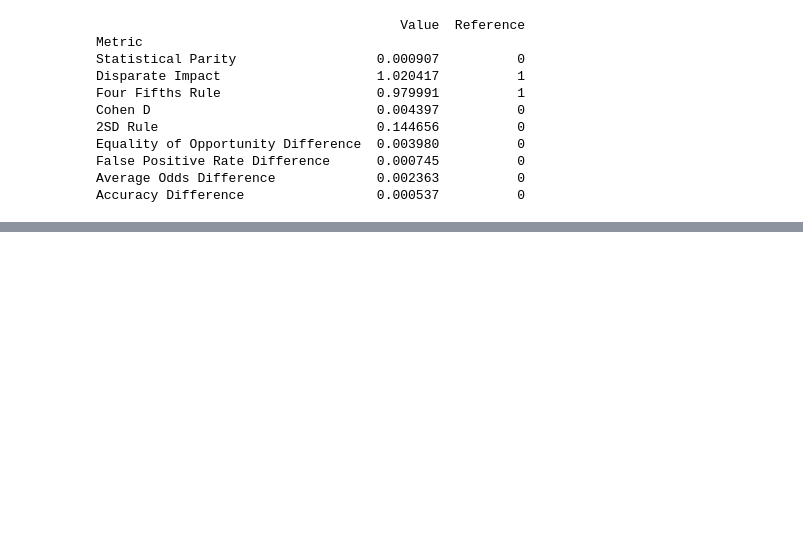
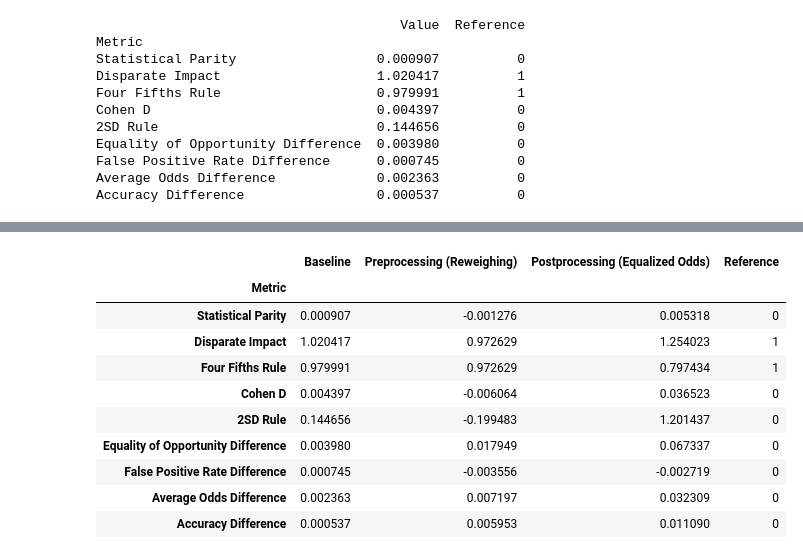
Before and after one commit to eltanook/bank-marketing, a Jupyter notebook: ej4.ipynb, the cells around one changed output, grey strips where cells are left out. Saved outputs shown, nothing was run; the diff lists cells and outputs as text; code cells hidden in the pictures; blank space fills up the shorter version.

```diff
--- a/ej4.ipynb
+++ b/ej4.ipynb
@@ -533,0 +684,53 @@ plt.show()
+# %%
+
+
+# 1. Definir los nombres exactos de las columnas para tu experimento
+keys = [
+    'Baseline',
+    'Preprocessing (Reweighing)',
+    'Postprocessing (Equalized Odds)',
+    'Reference'
+]
+
+# 2. Concatenar los resultados de tus tres modelos + la columna de referencia ideal
+# Nota: Extraemos 'Reference' del reporte del baseline ya que es idéntica en todos
+comparison = pd.concat([
+    baseline['Value'],
+    metrics_preprocessing_reweighting['Value'],
+    metrics_postprocessing_equalizedOdds['Value'],
+    baseline['Reference']
+], axis=1)
+
+# Asignamos los nombres de las columnas
+comparison.columns = keys
+
+# 3. Función auxiliar para resaltar con color el modelo que más se acerque al ideal
+def highlight_closest(s):
+    # Extraemos el valor ideal de equidad para esta métrica en específico
+    reference = s['Reference']
+
+    # Calculamos la distancia absoluta de cada modelo respecto al valor ideal
+    # (Excluimos la propia columna 'Reference' para no compararla consigo misma)
+    differences = s.drop('Reference').apply(lambda x: abs(x - reference))
+
+    # Encontramos cuál modelo obtuvo la menor diferencia (el más justo)
+    closest = differences.idxmin()
+
+    # Aplicamos el color verde al ganador de esa fila
+    return ['background-color: mediumseagreen; color: white;' if s.index[i] == closest else '' for i in range(len(s))]
+
+# 4. Generar y visualizar la tabla comparativa estilizada
+comparison_highlighted = comparison.style.apply(highlight_closest, axis=1)
+comparison_highlighted
+# %% [output]
+|  | Baseline | Preprocessing (Reweighing) | Postprocessing (Equalized Odds) | Reference |
+| Metric |  |  |  |  |
+| Statistical Parity | 0.000907 | -0.001276 | 0.005318 | 0 |
+| Disparate Impact | 1.020417 | 0.972629 | 1.254023 | 1 |
+| Four Fifths Rule | 0.979991 | 0.972629 | 0.797434 | 1 |
+| Cohen D | 0.004397 | -0.006064 | 0.036523 | 0 |
+| 2SD Rule | 0.144656 | -0.199483 | 1.201437 | 0 |
+| Equality of Opportunity Difference | 0.003980 | 0.017949 | 0.067337 | 0 |
+| False Positive Rate Difference | 0.000745 | -0.003556 | -0.002719 | 0 |
+| Average Odds Difference | 0.002363 | 0.007197 | 0.032309 | 0 |
+| Accuracy Difference | 0.000537 | 0.005953 | 0.011090 | 0 |
```
Also changed, not shown: parts of 7 cells of this notebook.
